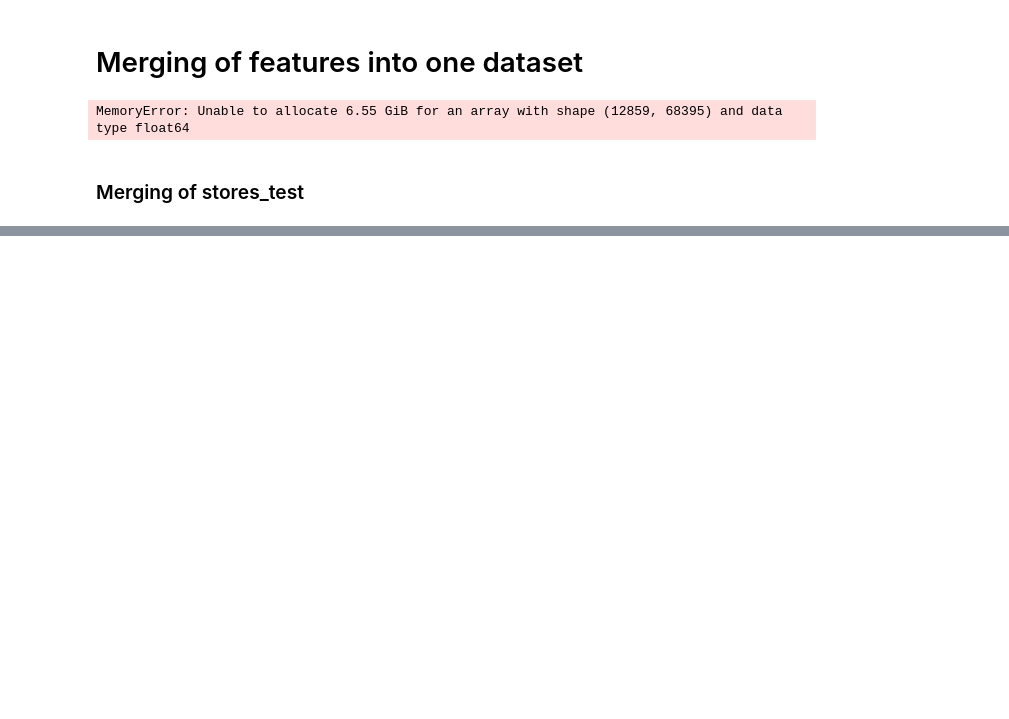
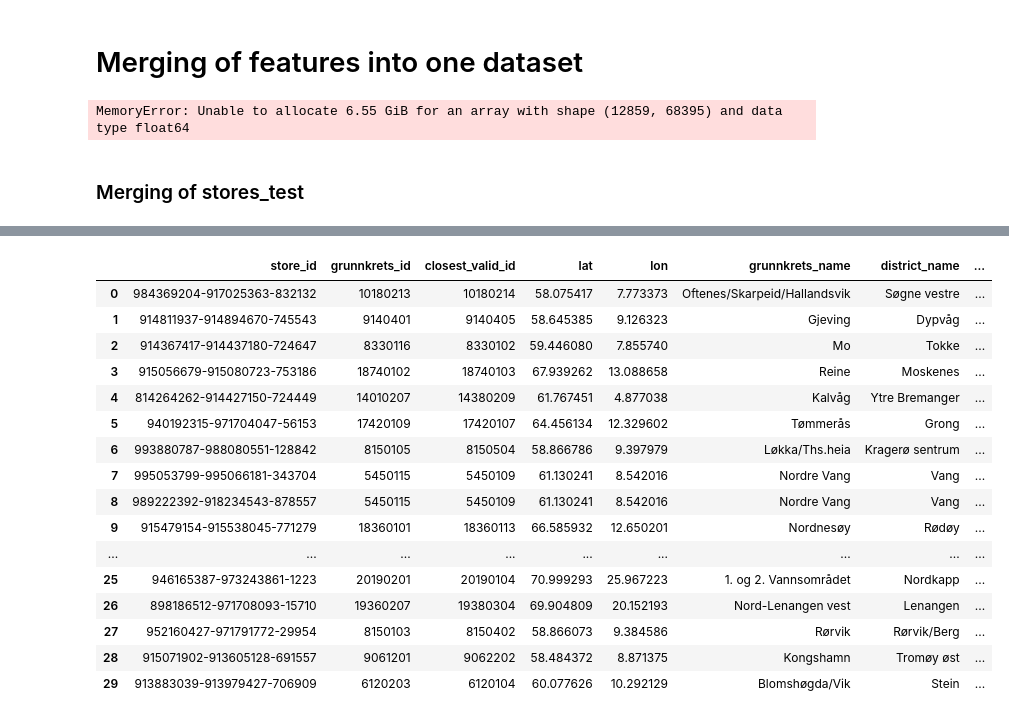
Before and after one commit to SimenQ/machine_learning, a Jupyter notebook: notebooks/shared/feature_engineering.ipynb, the cells around one changed output, grey strips where cells are left out. Cells and saved outputs as stored; diff of their text form; code cells hidden in the pictures; blank space fills up the shorter version.

```diff
--- a/notebooks/shared/feature_engineering.ipynb
+++ b/notebooks/shared/feature_engineering.ipynb
@@ -848,0 +735,36 @@ df = (pop_count_df.merge(age_dist_df, how = "left", on = "store_id")
+# %%
+
+grouped_df = split_df[split_df["grunnkrets_id"].isin(closest.values)]
+
+grouped_df2 = grouped_df.drop_duplicates(subset = ["grunnkrets_id"])
+
+gk_df = test_df[["store_id", "grunnkrets_id"]]
+
+gk_df_new = gk_df.merge(closest_df2, how = "left", on = "grunnkrets_id")
+gk_df_new2 = gk_df_new.drop_duplicates(subset = ["store_id"], ignore_index = True)
+
+gk_with_valid_id = gk_df_new2.merge(grouped_df2, how = "inner", left_on="closest_valid_id", right_on = "grunnkrets_id")
+
+completed_df = gk_with_valid_id.drop(["store_id_y", "grunnkrets_id_y"], axis = 1)
+
+finally_completed_df = completed_df.rename(columns = {"store_id_x": "store_id", "grunnkrets_id_x": "grunnkrets_id"})
+
+finally_completed_df
+# %% [output]
+|  | store_id | grunnkrets_id | closest_valid_id | lat | lon | grunnkrets_name | district_name | ... |
+| 0 | 984369204-917025363-832132 | 10180213 | 10180214 | 58.075417 | 7.773373 | Oftenes/Skarpeid/Hallandsvik | Søgne vestre | ... |
+| 1 | 914811937-914894670-745543 | 9140401 | 9140405 | 58.645385 | 9.126323 | Gjeving | Dypvåg | ... |
+| 2 | 914367417-914437180-724647 | 8330116 | 8330102 | 59.446080 | 7.855740 | Mo | Tokke | ... |
+| 3 | 915056679-915080723-753186 | 18740102 | 18740103 | 67.939262 | 13.088658 | Reine | Moskenes | ... |
+| 4 | 814264262-914427150-724449 | 14010207 | 14380209 | 61.767451 | 4.877038 | Kalvåg | Ytre Bremanger | ... |
+| 5 | 940192315-971704047-56153 | 17420109 | 17420107 | 64.456134 | 12.329602 | Tømmerås | Grong | ... |
+| 6 | 993880787-988080551-128842 | 8150105 | 8150504 | 58.866786 | 9.397979 | Løkka/Ths.heia | Kragerø sentrum | ... |
+| 7 | 995053799-995066181-343704 | 5450115 | 5450109 | 61.130241 | 8.542016 | Nordre Vang | Vang | ... |
+| 8 | 989222392-918234543-878557 | 5450115 | 5450109 | 61.130241 | 8.542016 | Nordre Vang | Vang | ... |
+| 9 | 915479154-915538045-771279 | 18360101 | 18360113 | 66.585932 | 12.650201 | Nordnesøy | Rødøy | ... |
+| ... | ... | ... | ... | ... | ... | ... | ... | ... |
+| 25 | 946165387-973243861-1223 | 20190201 | 20190104 | 70.999293 | 25.967223 | 1. og 2. Vannsområdet | Nordkapp | ... |
+| 26 | 898186512-971708093-15710 | 19360207 | 19380304 | 69.904809 | 20.152193 | Nord-Lenangen vest | Lenangen | ... |
+| 27 | 952160427-971791772-29954 | 8150103 | 8150402 | 58.866073 | 9.384586 | Rørvik | Rørvik/Berg | ... |
+| 28 | 915071902-913605128-691557 | 9061201 | 9062202 | 58.484372 | 8.871375 | Kongshamn | Tromøy øst | ... |
+| 29 | 913883039-913979427-706909 | 6120203 | 6120104 | 60.077626 | 10.292129 | Blomshøgda/Vik | Stein | ... |
```
Also changed, not shown: parts of 9 cells of this notebook, 15 other files.
